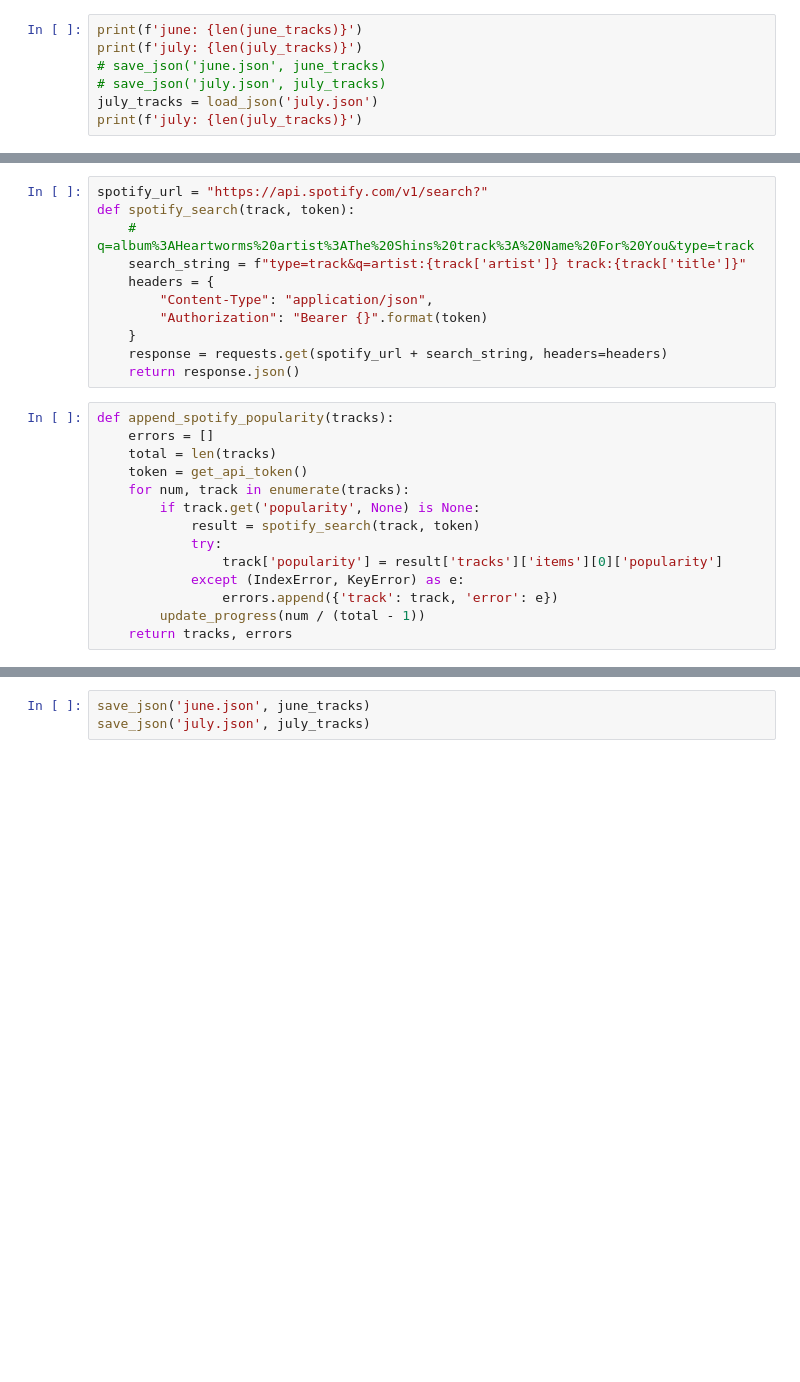
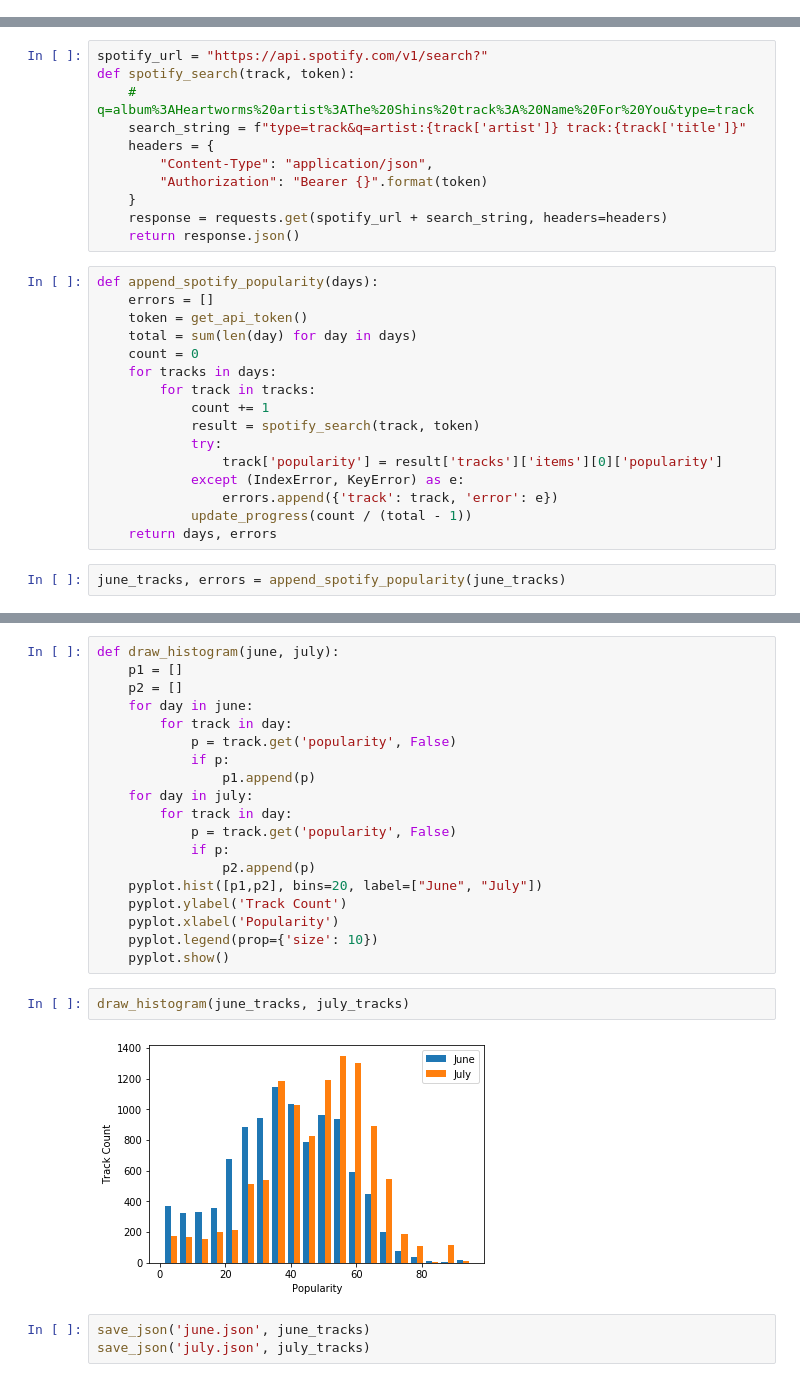
Before and after one commit to SzySteve/OpenAir, a Jupyter notebook: CPR.ipynb, the cells around one changed output, grey strips where cells are left out. Saved outputs shown, nothing was run; the diff lists cells and outputs as text; blank space fills up the shorter version.

```diff
--- a/CPR.ipynb
+++ b/CPR.ipynb
@@ -73,10 +78,3 @@ def load_json(name):
     with open(name, 'r') as f:
         data = f.read()
         return json.loads(data)
-# %%
-print(f'june: {len(june_tracks)}')
-print(f'july: {len(july_tracks)}')
-# save_json('june.json', june_tracks)
-# save_json('july.json', july_tracks)
-july_tracks = load_json('july.json')
-print(f'july: {len(july_tracks)}')
@@ -96,18 +90,22 @@ def spotify_search(track, token):
     response = requests.get(spotify_url + search_string, headers=headers)
     return response.json()
 # %%
-def append_spotify_popularity(tracks):
+def append_spotify_popularity(days):
     errors = []
-    total = len(tracks)
     token = get_api_token()
-    for num, track in enumerate(tracks):
-        if track.get('popularity', None) is None:
+    total = sum(len(day) for day in days)
+    count = 0
+    for tracks in days:
+        for track in tracks:
+            count += 1
             result = spotify_search(track, token)
             try:
                 track['popularity'] = result['tracks']['items'][0]['popularity']
             except (IndexError, KeyError) as e:
                 errors.append({'track': track, 'error': e})
-        update_progress(num / (total - 1))
-    return tracks, errors
+            update_progress(count / (total - 1))
+    return days, errors
+# %%
+june_tracks, errors = append_spotify_popularity(june_tracks)
 # %%
 july_tracks, errors = append_spotify_popularity(july_tracks)
@@ -118,3 +121,26 @@ July Error Rate: 0.08240099449476114
+# %%
+def draw_histogram(june, july):
+    p1 = []
+    p2 = []
+    for day in june:
+        for track in day:
+            p = track.get('popularity', False)
+            if p:
+                p1.append(p)
+    for day in july:
+        for track in day:
+            p = track.get('popularity', False)
+            if p:
+                p2.append(p)
+    pyplot.hist([p1,p2], bins=20, label=["June", "July"])
+    pyplot.ylabel('Track Count')
+    pyplot.xlabel('Popularity')
+    pyplot.legend(prop={'size': 10})
+    pyplot.show()
+# %%
+draw_histogram(june_tracks, july_tracks)
+# %% [output]
+[figure, added]
 # %%
 save_json('june.json', june_tracks)
 save_json('july.json', july_tracks)
```
Also changed, not shown: parts of 11 cells of this notebook, 2 other files.
